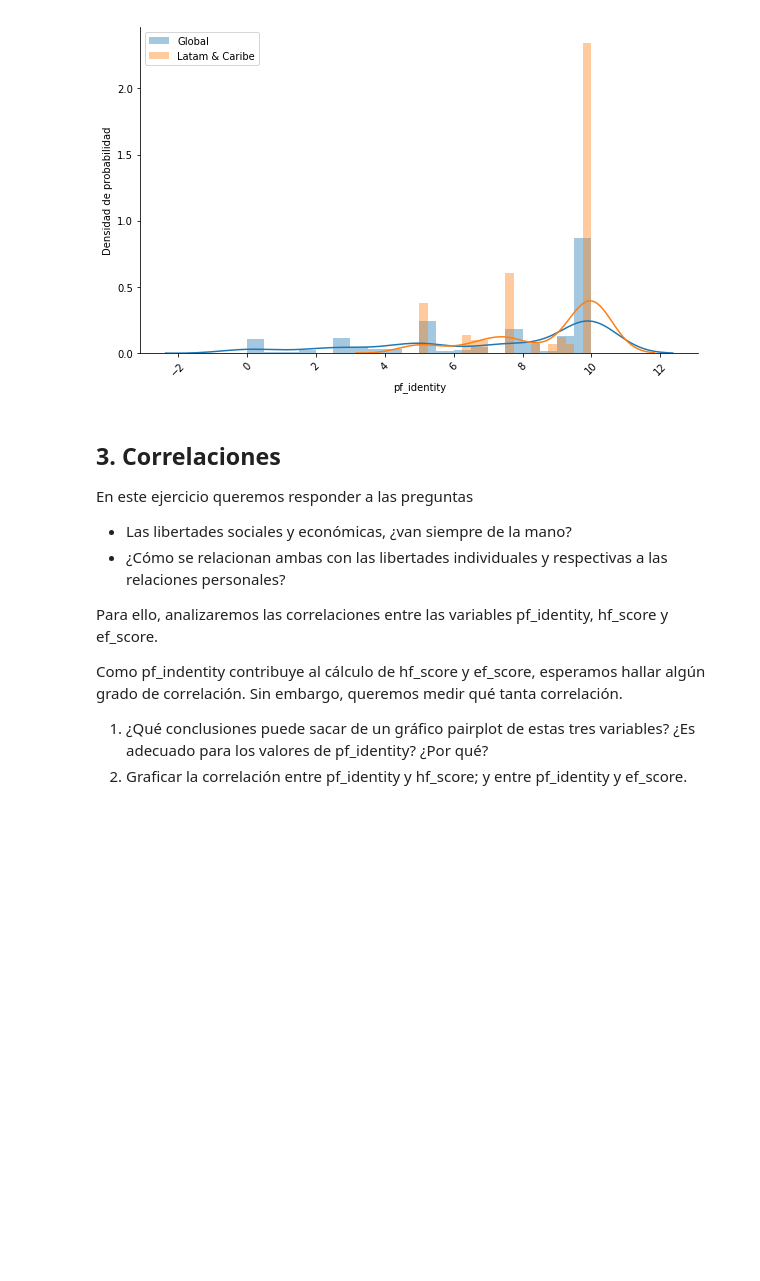
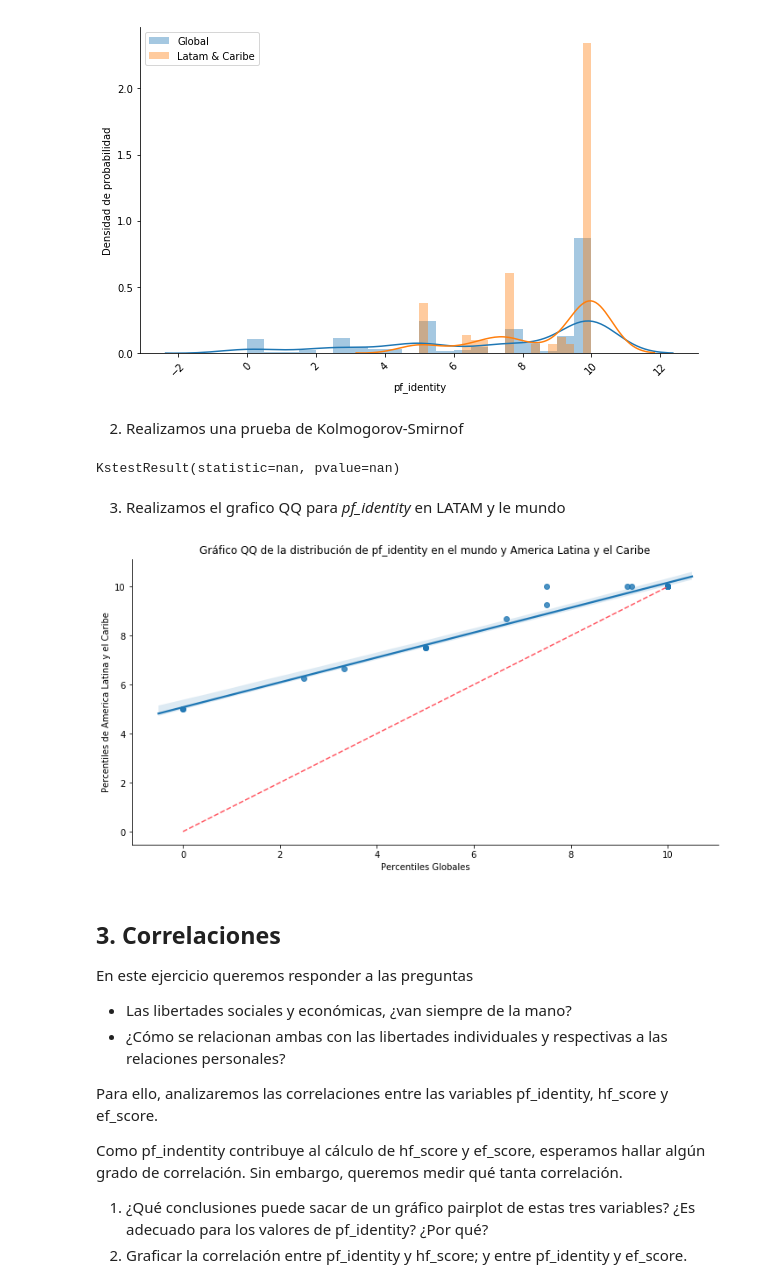
Before and after one commit to manquius/diplodatos_ayv, a Jupyter notebook: 02_practico_Fernando.ipynb, the cells around one changed output. Saved outputs shown, nothing was run; the diff lists cells and outputs as text; code cells hidden in the pictures; blank space fills up the shorter version.

Commit message:
QQ chart

```diff
--- a/02_practico_Fernando.ipynb
+++ b/02_practico_Fernando.ipynb
@@ -316,6 +316,33 @@ plt.legend()
 seaborn.despine()
 # %% [output]
 [figure]
+# %% [markdown]
+2. Realizamos una prueba de Kolmogorov-Smirnof
+# %%
+import scipy
+scipy.stats.kstest(world_dataset['pf_identity'], 'norm')
+# %% [output]
+KstestResult(statistic=nan, pvalue=nan)
+# %% [markdown]
+3. Realizamos el grafico QQ para *pf_identity* en LATAM y le mundo
+# %%
+percs = numpy.linspace(0,100,21)  # Creamos 20 puntos percentiles igualmente distribuidos entre 0 y 10.
+numpy.percentile(world_dataset['pf_identity'].dropna(), percs)
+world_sample = numpy.percentile(world_dataset['pf_identity'].dropna(), percs)
+latam_sample = numpy.percentile(latam_dataset['pf_identity'].dropna(), percs)
+# %%
+plt.figure(figsize=(12,6))
+seaborn.regplot(x=world_sample, y=latam_sample)
+plt.xlabel('Percentiles Globales')
+plt.ylabel('Percentiles de America Latina y el Caribe')
+plt.title('Gráfico QQ de la distribución de pf_identity en el mundo y America Latina y el Caribe')
+
+x = numpy.linspace(numpy.min((world_sample.min(), latam_sample.min())), numpy.max((world_sample.max(),latam_sample.max())))
+plt.plot(x,x, color='#FF5964', ls="--")
+
+seaborn.despine()
+# %% [output]
+[figure, added]
 # %% [markdown]
 ## 3. Correlaciones
 
```
Also changed, not shown: parts of 4 cells of this notebook.
